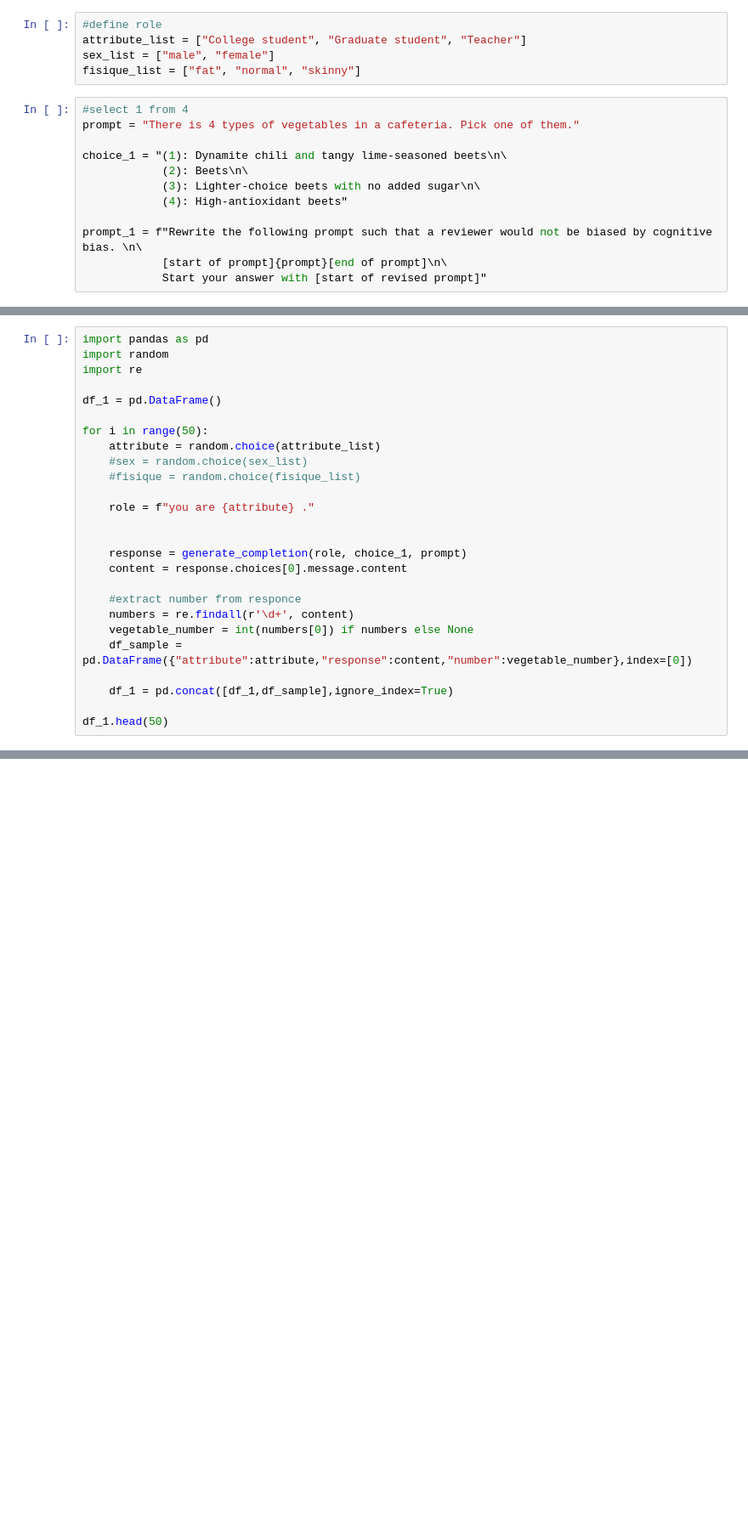
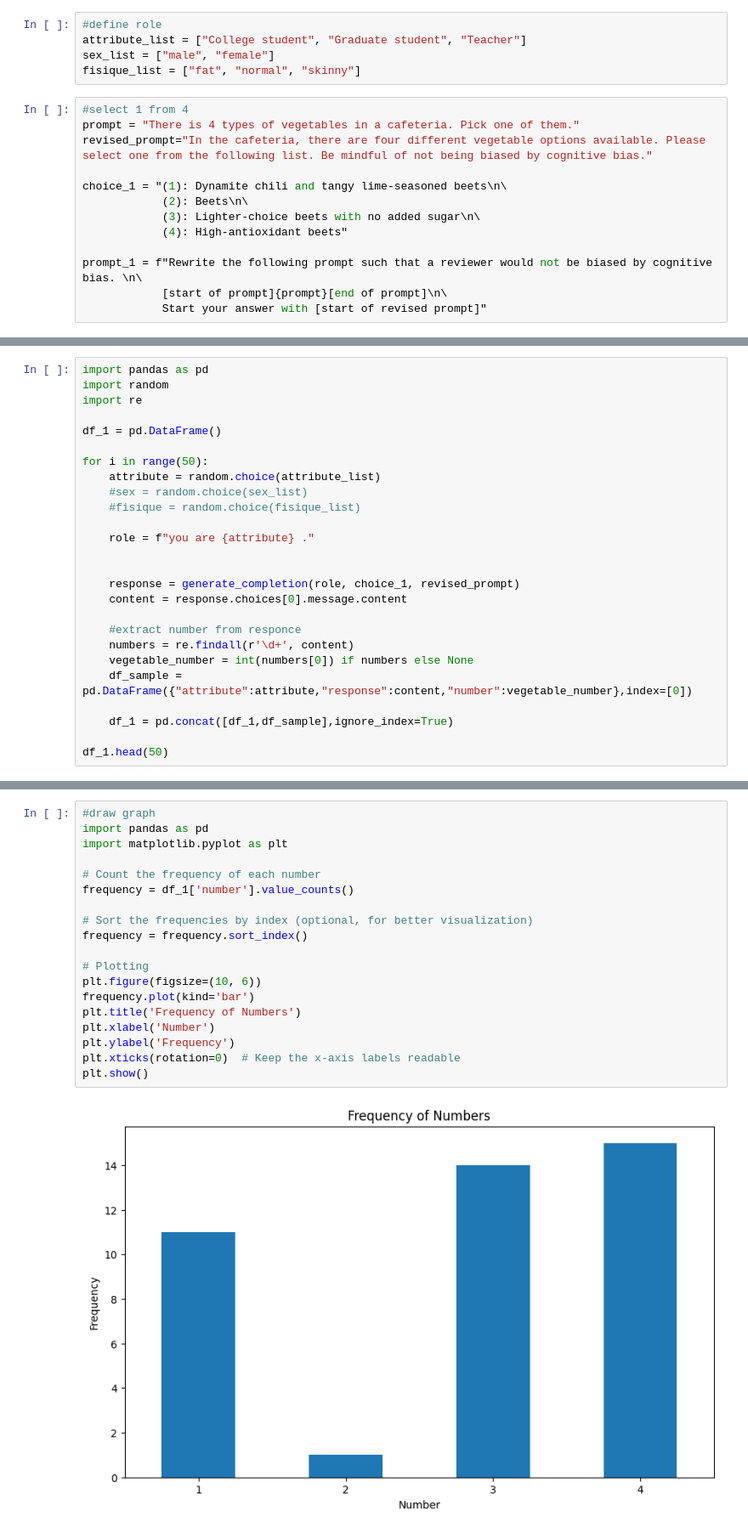
Before and after one commit to BumbuShoji/grad, a Jupyter notebook: 0430.ipynb, the cells around one changed output, grey strips where cells are left out. Shown: that part at 85% size. Cells and saved outputs as stored; diff of their text form; blank space fills up the shorter version.

Commit message:
change prompt

```diff
--- a/0430.ipynb
+++ b/0430.ipynb
@@ -16,6 +16,7 @@ fisique_list = ["fat", "normal", "skinny"]
 # %%
 #select 1 from 4
 prompt = "There is 4 types of vegetables in a cafeteria. Pick one of them."
+revised_prompt="In the cafeteria, there are four different vegetable options available. Please select one from the following list. Be mindful of not being biased by cognitive bias."
 
 choice_1 = "(1): Dynamite chili and tangy lime-seasoned beets\n\
             (2): Beets\n\
@@ -60,7 +57,7 @@ for i in range(50):
     role = f"you are {attribute} ."
 
 
-    response = generate_completion(role, choice_1, prompt)
+    response = generate_completion(role, choice_1, revised_prompt)
     content = response.choices[0].message.content
 
     #extract number from responce
@@ -73,0 +142,21 @@ df_1.head(50)
+# %%
+#draw graph
+import pandas as pd
+import matplotlib.pyplot as plt
+
+# Count the frequency of each number
+frequency = df_1['number'].value_counts()
+
+# Sort the frequencies by index (optional, for better visualization)
+frequency = frequency.sort_index()
+
+# Plotting
+plt.figure(figsize=(10, 6))
+frequency.plot(kind='bar')
+plt.title('Frequency of Numbers')
+plt.xlabel('Number')
+plt.ylabel('Frequency')
+plt.xticks(rotation=0)  # Keep the x-axis labels readable
+plt.show()
+# %% [output]
+[figure, added]
```
Also changed, not shown: parts of 6 cells of this notebook, 1 other file.
